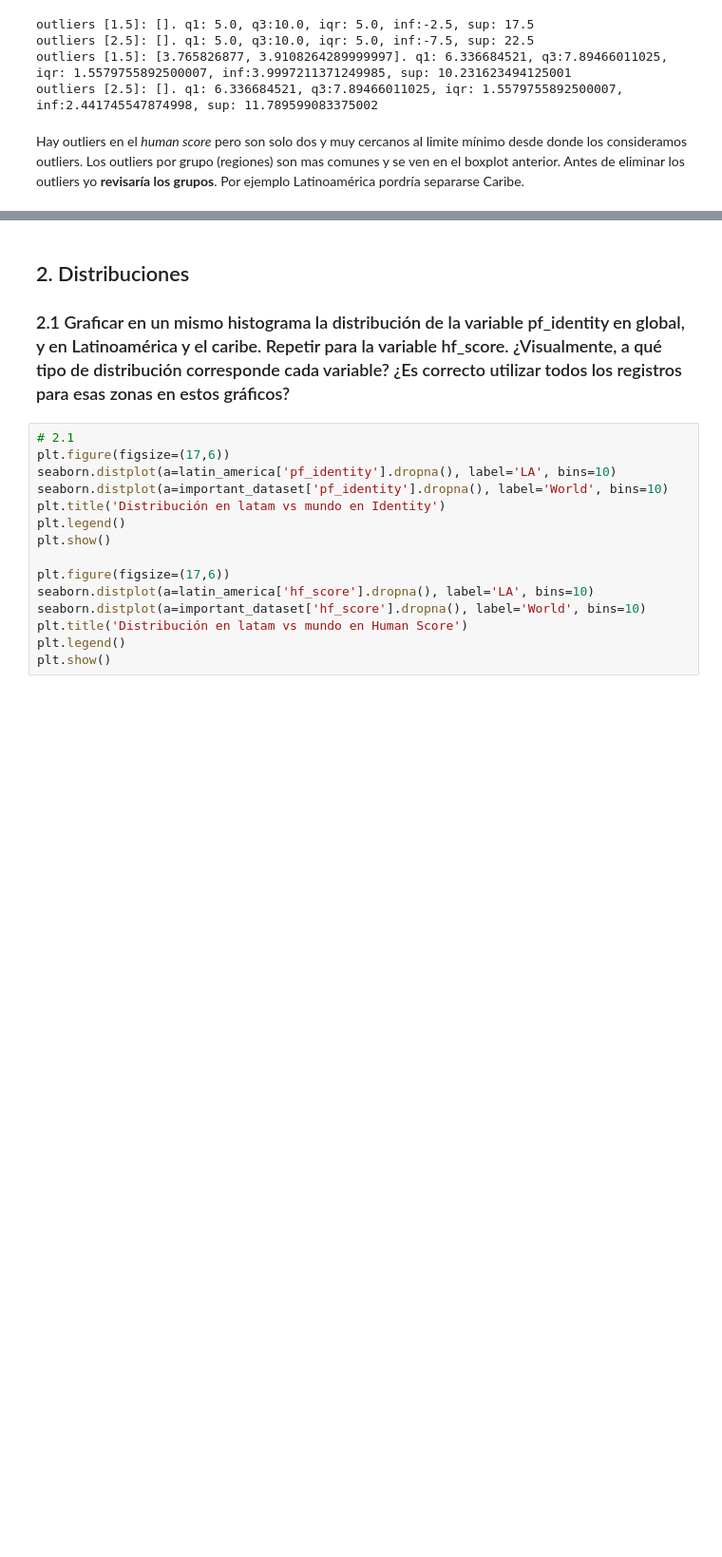
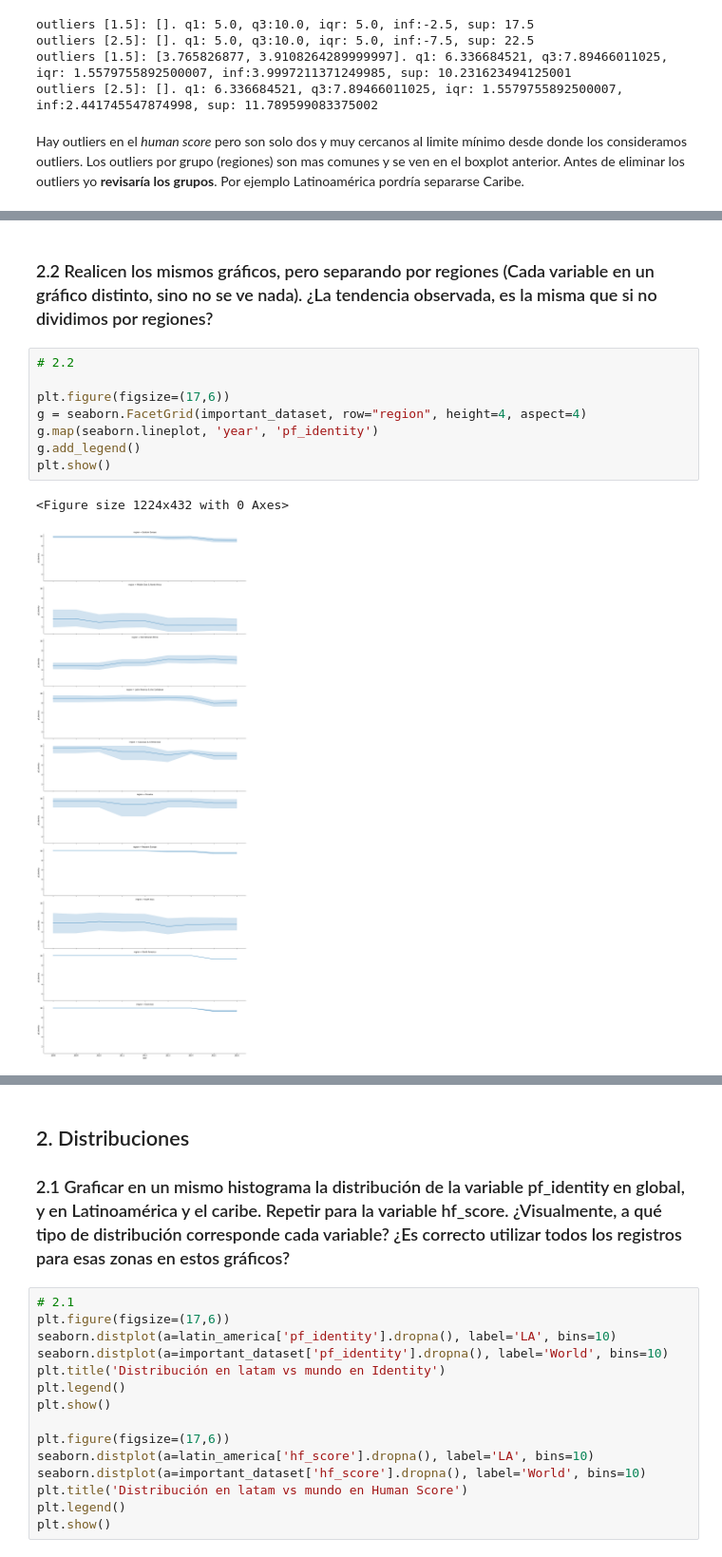
Before and after one commit to avdata99/diplo-datos-2019-practico-01, a Jupyter notebook: TP1 Visualizacion de datos.ipynb, the cells around one changed output, grey strips where cells are left out. Shown at 95% size. Drawn from its saved outputs; the diff is of its cells as text; blank space fills up the shorter version.

```diff
--- a/TP1 Visualizacion de datos.ipynb
+++ b/TP1 Visualizacion de datos.ipynb
@@ -217,0 +242,13 @@ Antes de eliminar los outliers yo **revisaría los grupos**. Por ejemplo Latinoa
+# %% [markdown]
+### 2.2 Realicen los mismos gráficos, pero separando por regiones (Cada variable en un gráfico distinto, sino no se ve nada). ¿La tendencia observada, es la misma que si no dividimos por regiones?
+# %%
+# 2.2
+
+plt.figure(figsize=(17,6))
+g = seaborn.FacetGrid(important_dataset, row="region", height=4, aspect=4)
+g.map(seaborn.lineplot, 'year', 'pf_identity')
+g.add_legend()
+plt.show()
+# %% [output]
+<Figure size 1224x432 with 0 Axes>
+[figure, added]
```
Also changed, not shown: parts of 11 cells of this notebook.
